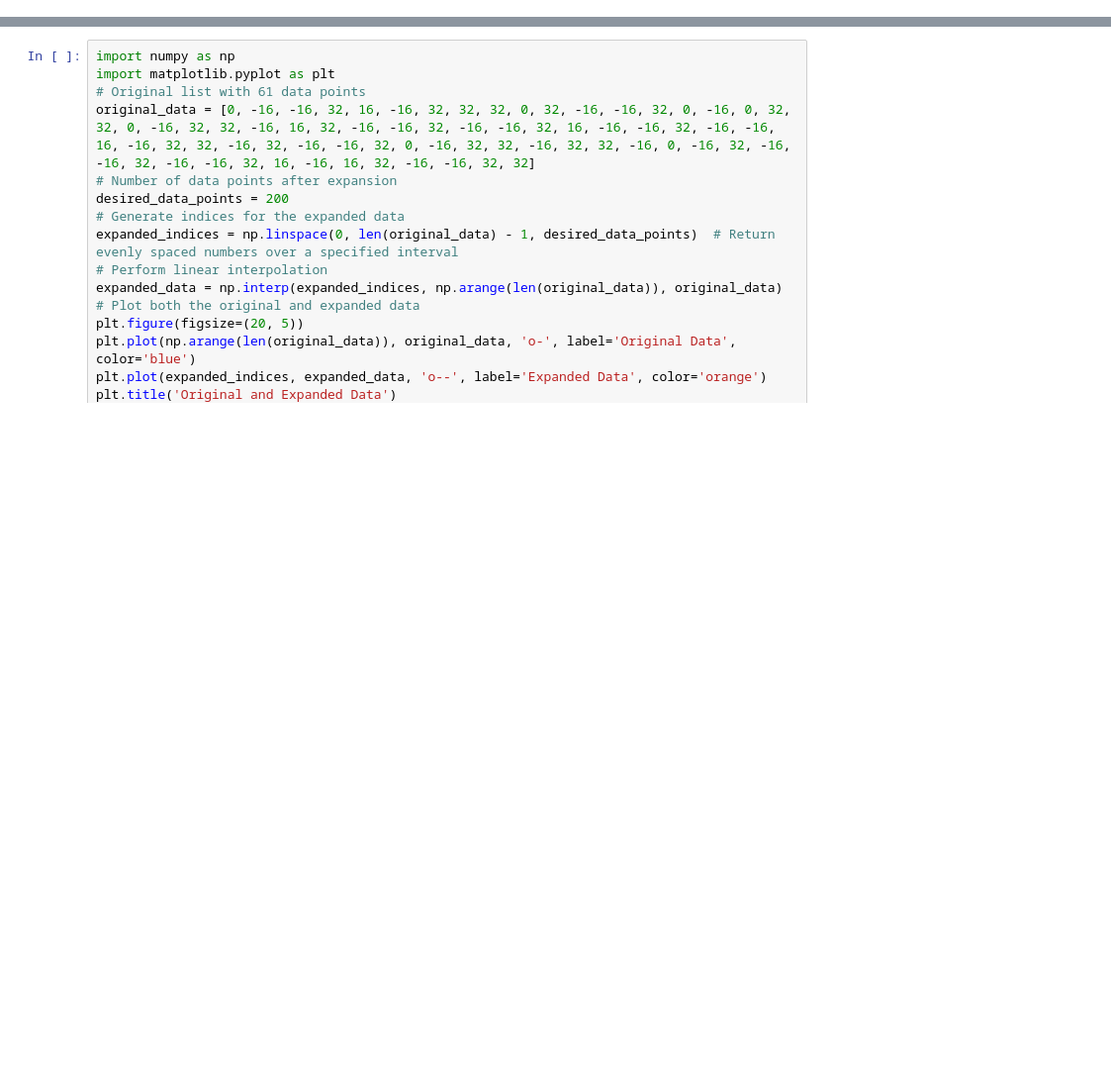
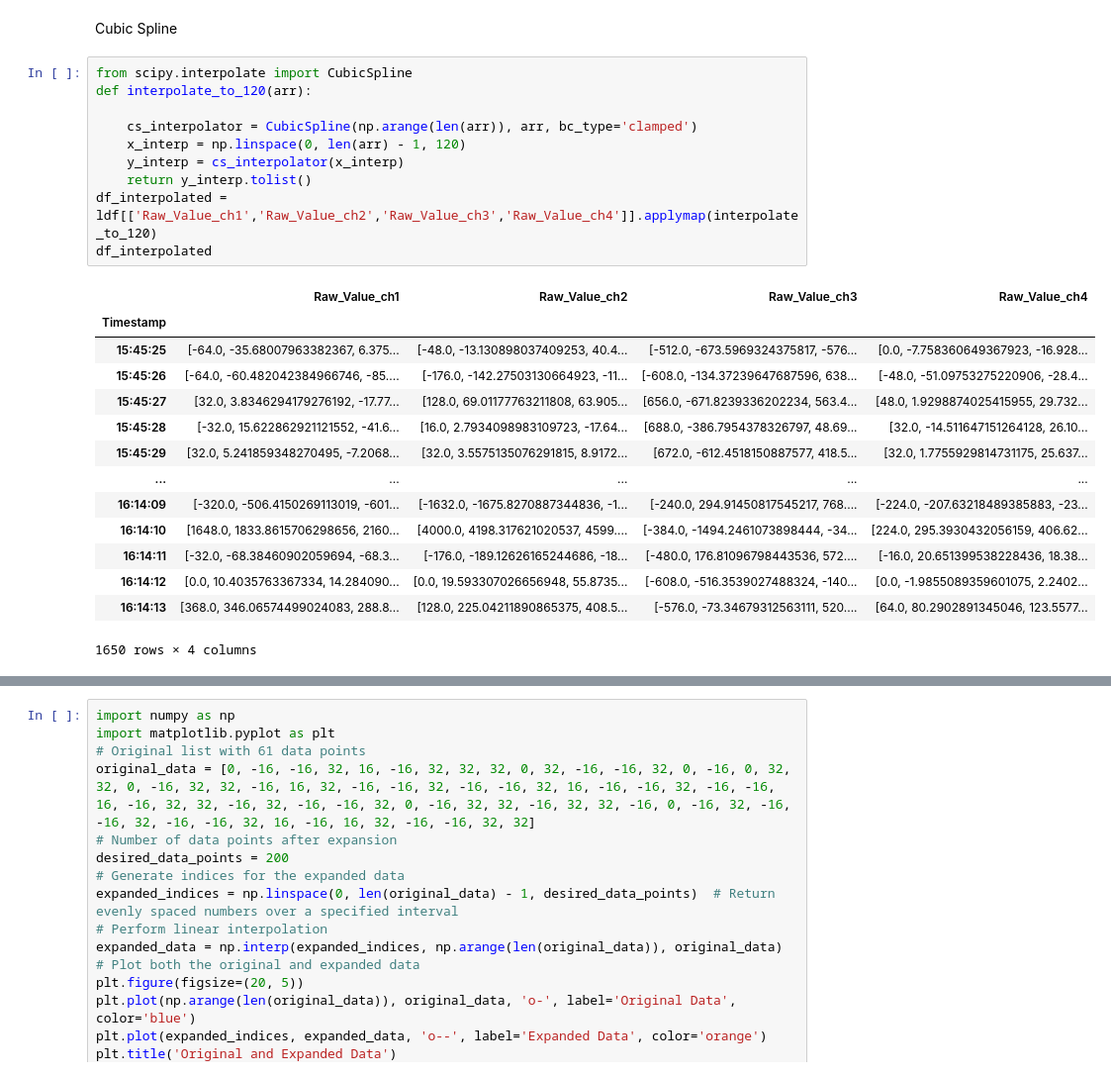
Before and after one commit to Adith-blusim/BP-, a Jupyter notebook: interpolation.ipynb, the cells around one changed output, grey strips where cells are left out. Shown at 99% size. Saved outputs shown, nothing was run; the diff lists cells and outputs as text; blank space fills up the shorter version.

```diff
--- a/interpolation.ipynb
+++ b/interpolation.ipynb
@@ -2,0 +85,27 @@
+# %% [markdown]
+Cubic Spline
+# %%
+from scipy.interpolate import CubicSpline
+def interpolate_to_120(arr):
+
+    cs_interpolator = CubicSpline(np.arange(len(arr)), arr, bc_type='clamped')
+    x_interp = np.linspace(0, len(arr) - 1, 120)
+    y_interp = cs_interpolator(x_interp)
+    return y_interp.tolist()
+df_interpolated = ldf[['Raw_Value_ch1','Raw_Value_ch2','Raw_Value_ch3','Raw_Value_ch4']].applymap(interpolate_to_120)
+df_interpolated
+# %% [output]
+|  | Raw_Value_ch1 | Raw_Value_ch2 | Raw_Value_ch3 | Raw_Value_ch4 |
+| Timestamp |  |  |  |  |
+| 15:45:25 | [-64.0, -35.68007963382367, 6.375... | [-48.0, -13.130898037409253, 40.4... | [-512.0, -673.5969324375817, -576... | [0.0, -7.758360649367923, -16.928... |
+| 15:45:26 | [-64.0, -60.482042384966746, -85.... | [-176.0, -142.27503130664923, -11... | [-608.0, -134.37239647687596, 638... | [-48.0, -51.09753275220906, -28.4... |
+| 15:45:27 | [32.0, 3.8346294179276192, -17.77... | [128.0, 69.01177763211808, 63.905... | [656.0, -671.8239336202234, 563.4... | [48.0, 1.9298874025415955, 29.732... |
+| 15:45:28 | [-32.0, 15.622862921121552, -41.6... | [16.0, 2.7934098983109723, -17.64... | [688.0, -386.7954378326797, 48.69... | [32.0, -14.511647151264128, 26.10... |
+| 15:45:29 | [32.0, 5.241859348270495, -7.2068... | [32.0, 3.5575135076291815, 8.9172... | [672.0, -612.4518150887577, 418.5... | [32.0, 1.7755929814731175, 25.637... |
+| ... | ... | ... | ... | ... |
+| 16:14:09 | [-320.0, -506.4150269113019, -601... | [-1632.0, -1675.8270887344836, -1... | [-240.0, 294.91450817545217, 768.... | [-224.0, -207.63218489385883, -23... |
+| 16:14:10 | [1648.0, 1833.8615706298656, 2160... | [4000.0, 4198.317621020537, 4599.... | [-384.0, -1494.2461073898444, -34... | [224.0, 295.3930432056159, 406.62... |
+| 16:14:11 | [-32.0, -68.38460902059694, -68.3... | [-176.0, -189.12626165244686, -18... | [-480.0, 176.81096798443536, 572.... | [-16.0, 20.651399538228436, 18.38... |
+| 16:14:12 | [0.0, 10.4035763367334, 14.284090... | [0.0, 19.593307026656948, 55.8735... | [-608.0, -516.3539027488324, -140... | [0.0, -1.9855089359601075, 2.2402... |
+| 16:14:13 | [368.0, 346.06574499024083, 288.8... | [128.0, 225.04211890865375, 408.5... | [-576.0, -73.34679312563111, 520.... | [64.0, 80.2902891345046, 123.5577... |
+1650 rows × 4 columns
```
Also changed, not shown: parts of 6 cells of this notebook.
